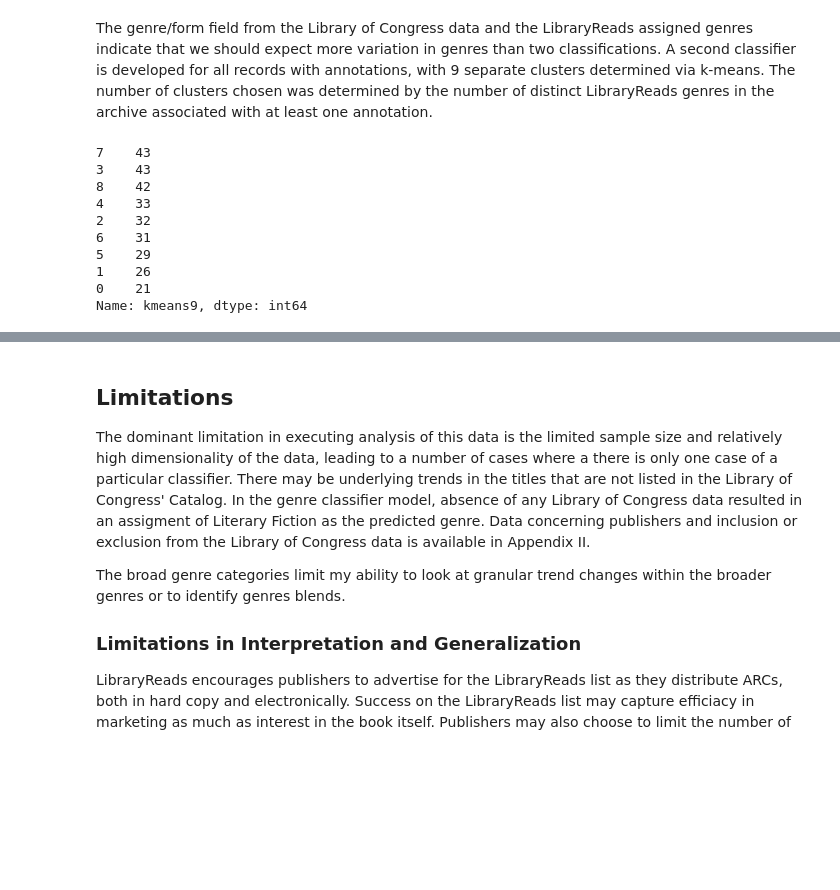
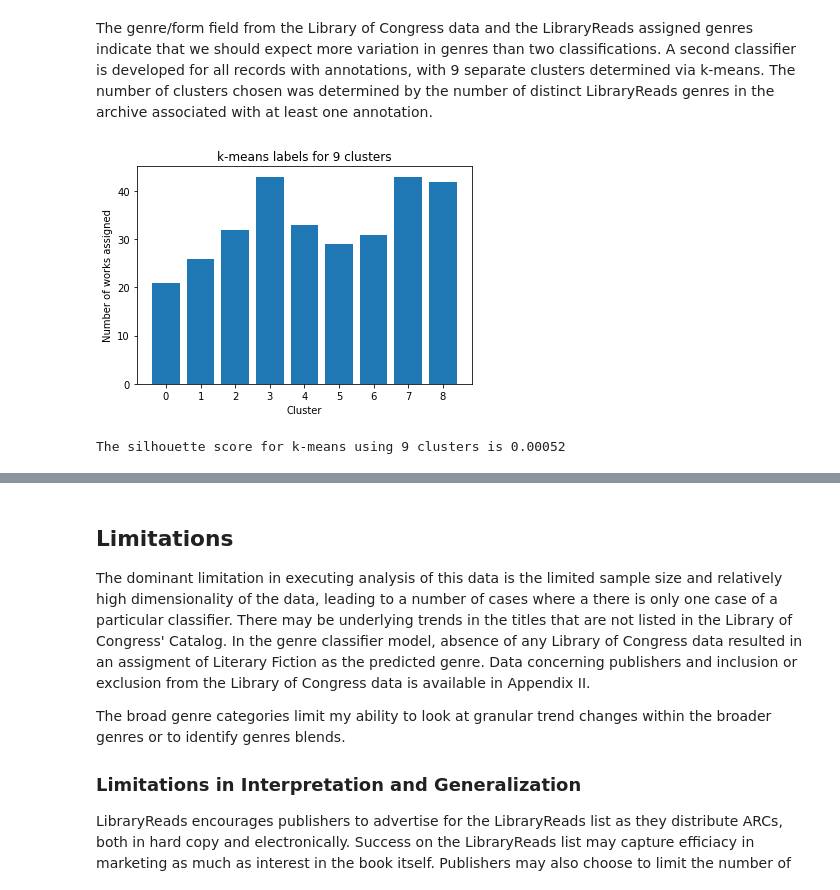
Before and after one commit to ataylor624/INFO2950, a Jupyter notebook: Phase V/Final Report Format.ipynb, the cells around one changed output, grey strips where cells are left out. Saved outputs shown, nothing was run; the diff lists cells and outputs as text; code cells hidden in the pictures; blank space fills up the shorter version.

```diff
--- a/Phase V/Final Report Format.ipynb
+++ b/Phase V/Final Report Format.ipynb
@@ -837,16 +837,17 @@ annotation_matrix = annotation_vectorizer.fit_transform(annotation_only.annotati
 
 kmeans_all=KMeans(n_clusters = 9).fit(annotation_matrix)
 annotation_only['kmeans9']=kmeans_all.labels_
-# %%
-annotation_only.kmeans9.value_counts()
-# %% [output]
-7    43
-3    43
-8    42
-4    33
-2    32
-6    31
-5    29
-1    26
-0    21
-Name: kmeans9, dtype: int64
+# %%
+plt.bar(annotation_only.kmeans9.value_counts().index,annotation_only.kmeans9.value_counts(),
+        tick_label=annotation_only.kmeans9.value_counts().index)
+plt.xlabel('Cluster')
+plt.ylabel('Number of works assigned')
+plt.title('k-means labels for 9 clusters')
+plt.show()
+# %% [output]
+[figure, added]
+# %%
+silhouette_kmeans9 = silhouette_score(annotation_matrix,annotation_only.kmeans9)
+print('The silhouette score for k-means using 9 clusters is {:.5f}'.format(silhouette_kmeans9))
+# %% [output]
+The silhouette score for k-means using 9 clusters is 0.00052
```
Also changed, not shown: parts of 14 cells of this notebook.
